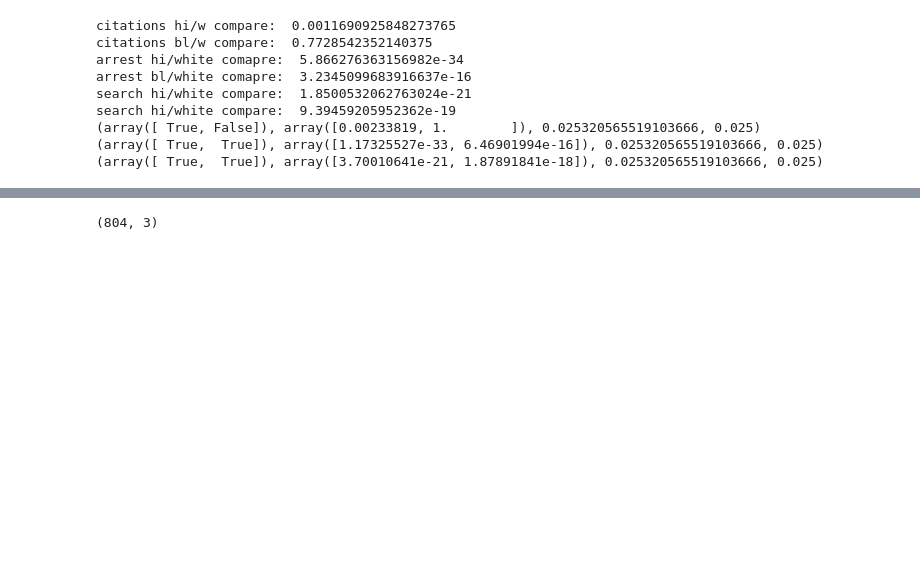
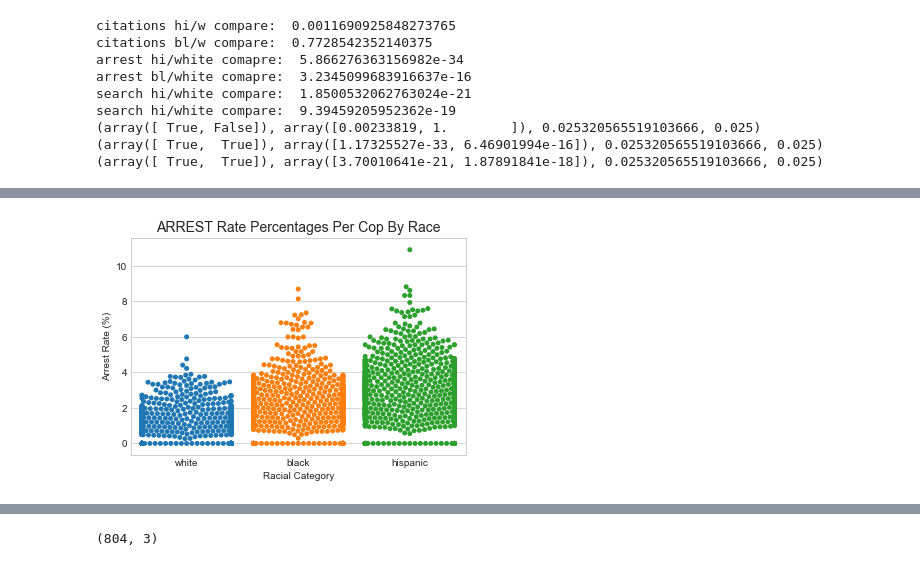
Before and after one commit to thpossidente/Nashville_Police_Stop_Analysis, a Jupyter notebook: police_stops_analysis.ipynb, the cells around one changed output, grey strips where cells are left out. Drawn from its saved outputs; the diff is of its cells as text; code cells hidden in the pictures; blank space fills up the shorter version.

```diff
--- a/police_stops_analysis.ipynb
+++ b/police_stops_analysis.ipynb
@@ -945,0 +962,16 @@ search hi/white compare:  9.39459205952362e-19
+# %%
+num_officers = len(np.array(cop_race_arrest_rates["white"])*100)
+swarm_data = np.array([np.array(cop_race_arrest_rates["white"])*100,
+                       np.array(cop_race_arrest_rates["black"])*100,
+                       np.array(cop_race_arrest_rates["hispanic"])*100]).flatten()
+swarm_labels = np.array([np.repeat('white',num_officers), np.repeat('black',num_officers),
+                         np.repeat('hispanic',num_officers)]).flatten()
+swarm_df = pd.DataFrame({'Arrest Rate (%)': swarm_data, 'Racial Category': swarm_labels})
+
+sns.set_style("whitegrid")
+ax = sns.swarmplot(x="Racial Category", y="Arrest Rate (%)", data=swarm_df)
+
+plt.title("ARREST Rate Percentages Per Cop By Race", fontsize=14)
+plt.savefig('individual_arrest_rates.png')
+# %% [output]
+[figure, added]
```
Also changed, not shown: parts of 3 cells of this notebook.
